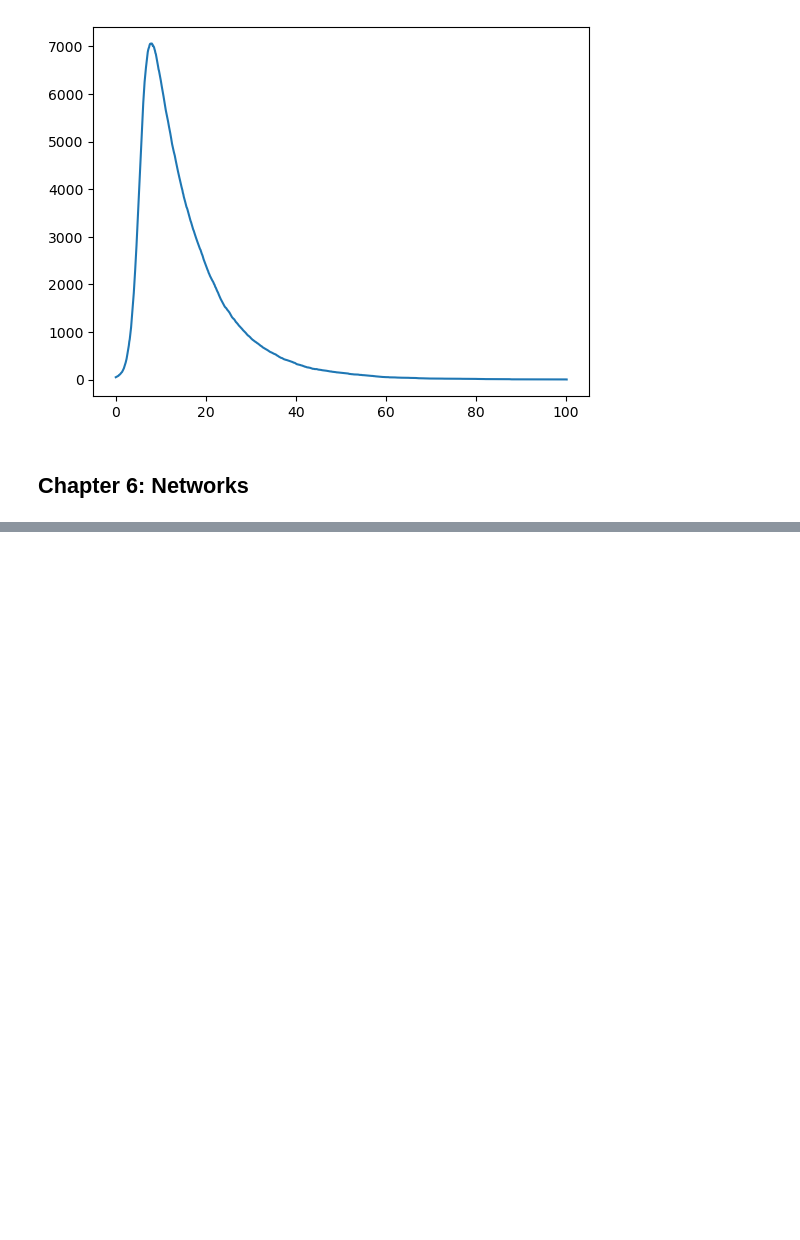
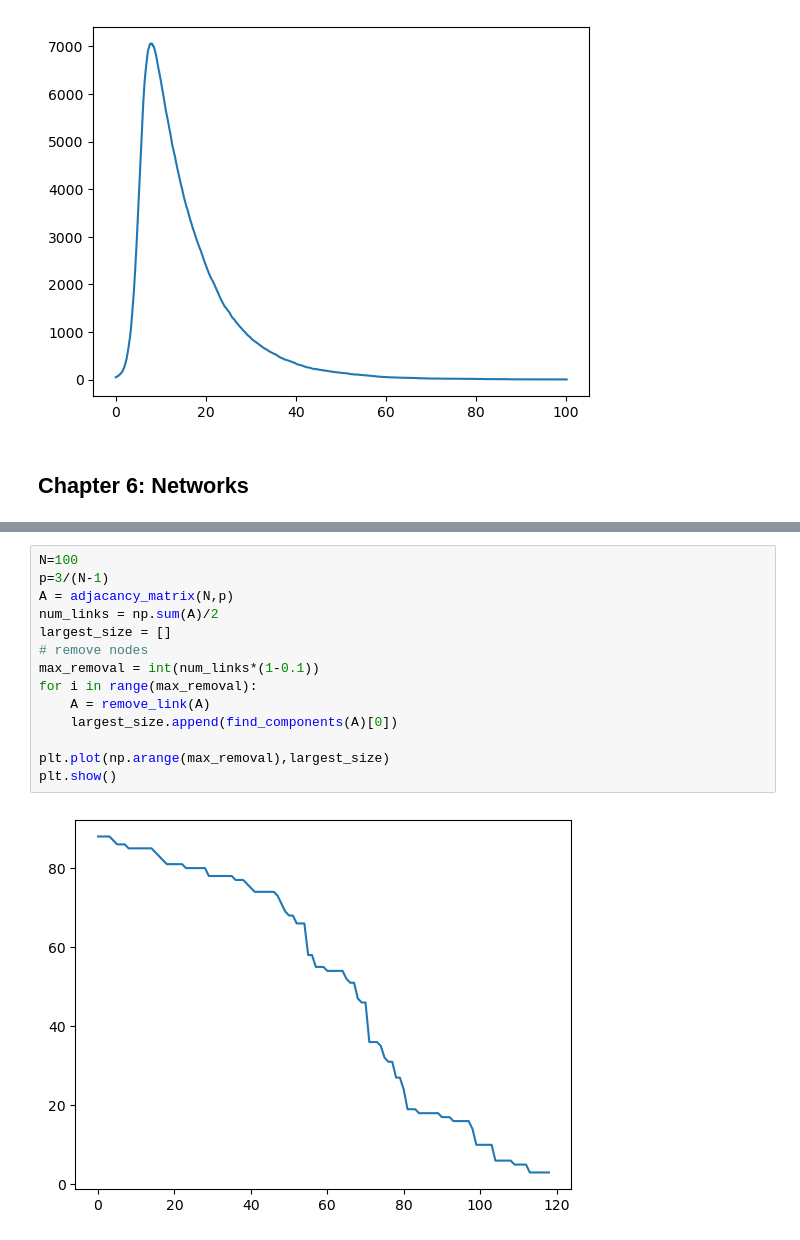
Before and after one commit to SSBNS/Complex_physics_SSBNS, a Jupyter notebook: Exercises.ipynb, the cells around one changed output, grey strips where cells are left out. Drawn from its saved outputs; the diff is of its cells as text; blank space fills up the shorter version.

```diff
--- a/Exercises.ipynb
+++ b/Exercises.ipynb
@@ -774,0 +830,16 @@ plt.plot(N_list,triangle_number)
+# %%
+N=100
+p=3/(N-1)
+A = adjacancy_matrix(N,p)
+num_links = np.sum(A)/2
+largest_size = []
+# remove nodes
+max_removal = int(num_links*(1-0.1))
+for i in range(max_removal):
+    A = remove_link(A)
+    largest_size.append(find_components(A)[0])
+
+plt.plot(np.arange(max_removal),largest_size)
+plt.show()
+# %% [output]
+[figure, added]
```
Also changed, not shown: parts of 8 cells of this notebook.
